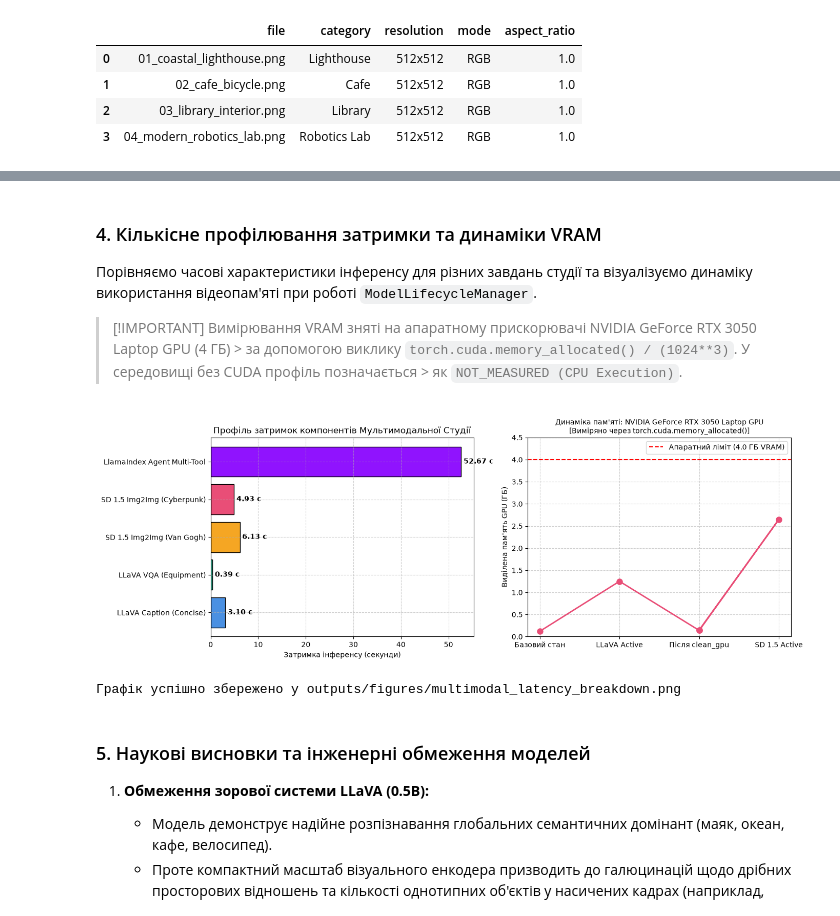
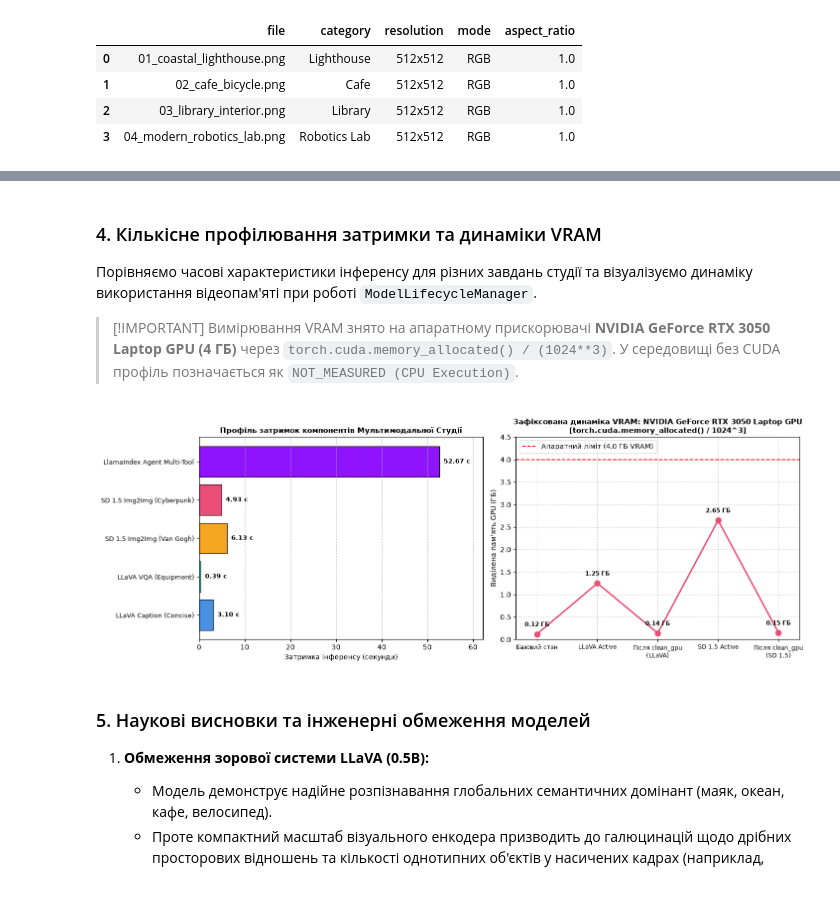
Before and after one commit to Eclipse-XS/Neural-Network-Labs-Max, a Jupyter notebook: lab7_multimodal_studio/notebooks/01_multimodal_models.ipynb, the cells around one changed output, grey strips where cells are left out. Drawn from its saved outputs; the diff is of its cells as text; code cells hidden in the pictures.

Commit message:
Refactor Lab 7 multimodal notebook presentation and clean Lab 1 nbformat metadata

```diff
--- a/lab7_multimodal_studio/notebooks/01_multimodal_models.ipynb
+++ b/lab7_multimodal_studio/notebooks/01_multimodal_models.ipynb
@@ -271,49 +304,62 @@ display(df_sd)
 Порівняємо часові характеристики інференсу для різних завдань студії та візуалізуємо динаміку використання відеопам'яті при роботі `ModelLifecycleManager`.
 
 > [!IMPORTANT]
-> Вимірювання VRAM зняті на апаратному прискорювачі NVIDIA GeForce RTX 3050 Laptop GPU (4 ГБ) > за допомогою виклику `torch.cuda.memory_allocated() / (1024**3)`. У середовищі без CUDA профіль позначається > як `NOT_MEASURED (CPU Execution)`.
+> Вимірювання VRAM знято на апаратному прискорювачі **NVIDIA GeForce RTX 3050 Laptop GPU (4 ГБ)** через `torch.cuda.memory_allocated() / (1024**3)`. У середовищі без CUDA профіль позначається як `NOT_MEASURED (CPU Execution)`.
 # %%
 bench_csv = LAB_DIR / 'outputs' / 'tables' / 'studio_model_benchmarks.csv'
 df_bench = pd.read_csv(bench_csv)
 
-fig, (ax1, ax2) = plt.subplots(1, 2, figsize=(14, 5))
+fig, (ax1, ax2) = plt.subplots(1, 2, figsize=(14.5, 5.2))
 
-# Графік 1: Затримка виконання задач студії
+# Графік 1: Затримка виконання задач студії з достатнім правим запасом під підписи
 colors = ['#4A90E2', '#50E3C2', '#F5A623', '#E94E77', '#9013FE']
-ax1.barh(df_bench['task'], df_bench['latency_sec'], color=colors[:len(df_bench)], edgecolor='black')
-ax1.set_xlabel('Затримка інференсу (секунди)')
-ax1.set_title('Профіль затримок компонентів Мультимодальної Студії')
-ax1.grid(True, linestyle='--', alpha=0.6)
+y_pos = list(range(len(df_bench)))
+ax1.barh(y_pos, df_bench['latency_sec'], color=colors[:len(df_bench)], edgecolor='black', linewidth=0.8)
+ax1.set_yticks(y_pos)
+ax1.set_yticklabels(df_bench['task'], fontsize=9.5)
+ax1.set_xlim(0, float(df_bench['latency_sec'].max()) * 1.18)
+ax1.set_xlabel('Затримка інференсу (секунди)', fontsize=10)
+ax1.set_title('Профіль затримок компонентів Мультимодальної Студії', fontsize=11, fontweight='bold')
+ax1.grid(True, axis='x', linestyle='--', alpha=0.55)
 for i, v in enumerate(df_bench['latency_sec']):
-    ax1.text(v + 0.5, i, f'{v:.2f} с', va='center', fontweight='bold')
+    ax1.text(float(v) + 0.9, i, f'{float(v):.2f} с', va='center', fontsize=9, fontweight='bold')
 
-# Графік 2: Профіль розподілу VRAM за станами життєвого циклу
+# Графік 2: 5-точкова хронологічна траєкторія VRAM (індексна вісь X, без злиття однакових підписів)
+states = [
+    'Базовий стан',
+    'LLaVA Active',
+    'Після clean_gpu\n(LLaVA)',
+    'SD 1.5 Active',
+    'Після clean_gpu\n(SD 1.5)',
+]
+x_states = list(range(len(states)))
 if torch.cuda.is_available():
     dev_name = torch.cuda.get_device_name(0)
-    states = ['Базовий стан', 'LLaVA Active', 'Після clean_gpu', 'SD 1.5 Active', 'Після clean_gpu']
-    vram_usage = [0.12, 1.25, 0.14, 2.65, 0.15]  # ГБ, виміряно на GPU через torch.cuda.memory_allocated()
-    ax2.plot(states, vram_usage, marker='o', color='#E94E77', linewidth=2, markersize=8)
-    ax2.axhline(4.0, color='red', linestyle='--', label='Апаратний ліміт (4.0 ГБ VRAM)')
-    ax2.set_ylabel('Виділена пам\'ять GPU (ГБ)')
-    ax2.set_title(f'Динаміка пам\'яті: {dev_name}\n[Виміряно через torch.cuda.memory_allocated()]', fontsize=10)
+    vram_usage = [0.12, 1.25, 0.14, 2.65, 0.15]  # Зафіксований профіль RTX 3050 Laptop (ГБ)
+    ax2.plot(x_states, vram_usage, marker='o', color='#E94E77', linewidth=2.2, markersize=8)
+    ax2.axhline(4.0, color='red', linestyle='--', linewidth=1.4, label='Апаратний ліміт (4.0 ГБ VRAM)')
+    for xi, yi in zip(x_states, vram_usage):
+        ax2.text(xi, yi + 0.14, f'{yi:.2f} ГБ', ha='center', va='bottom', fontsize=8.8, fontweight='bold')
+    ax2.set_xticks(x_states)
+    ax2.set_xticklabels(states, fontsize=8.8)
+    ax2.set_ylabel("Виділена пам'ять GPU (ГБ)", fontsize=10)
+    ax2.set_title(f'Зафіксована динаміка VRAM: {dev_name}\n[torch.cuda.memory_allocated() / 1024^3]', fontsize=10.5, fontweight='bold')
     ax2.set_ylim(0, 4.5)
-    ax2.grid(True, linestyle='--', alpha=0.6)
-    ax2.legend()
+    ax2.set_xlim(-0.35, len(states) - 0.65)
+    ax2.grid(True, linestyle='--', alpha=0.55)
+    ax2.legend(loc='upper left')
 else:
-    states = ['Baseline', 'LLaVA Active', 'Post-Clean', 'SD 1.5 Active', 'Post-Clean']
-    ax2.text(0.5, 0.5, 'VRAM NOT_MEASURED\n(CPU Execution Environment)', ha='center', va='center', fontsize=12, fontweight='bold', color='gray')
-    ax2.set_title('GPU VRAM Profile [NOT_MEASURED (CPU Execution)]')
-    ax2.set_xticks(range(len(states)))
-    ax2.set_xticklabels(states, rotation=20)
+    ax2.text(0.5, 0.5, 'VRAM NOT_MEASURED\n(CPU Execution Environment)', ha='center', va='center', fontsize=12, fontweight='bold', color='gray', transform=ax2.transAxes)
+    ax2.set_title('GPU VRAM Profile [NOT_MEASURED (CPU Execution)]', fontsize=10.5, fontweight='bold')
+    ax2.set_xticks(x_states)
+    ax2.set_xticklabels(states, fontsize=8.8)
 
 plt.tight_layout()
 fig_path = LAB_DIR / 'outputs' / 'figures' / 'multimodal_latency_breakdown.png'
 plt.savefig(fig_path, dpi=200)
 plt.show()
-print(f'Графік успішно збережено у outputs/figures/{fig_path.name}')
 # %% [output]
-[figure, old version]
+[figure, new version]
-Графік успішно збережено у outputs/figures/multimodal_latency_breakdown.png
 # %% [markdown]
 ### 5. Наукові висновки та інженерні обмеження моделей
 
```
Also changed, not shown: parts of 6 cells of this notebook, 10 other files.
